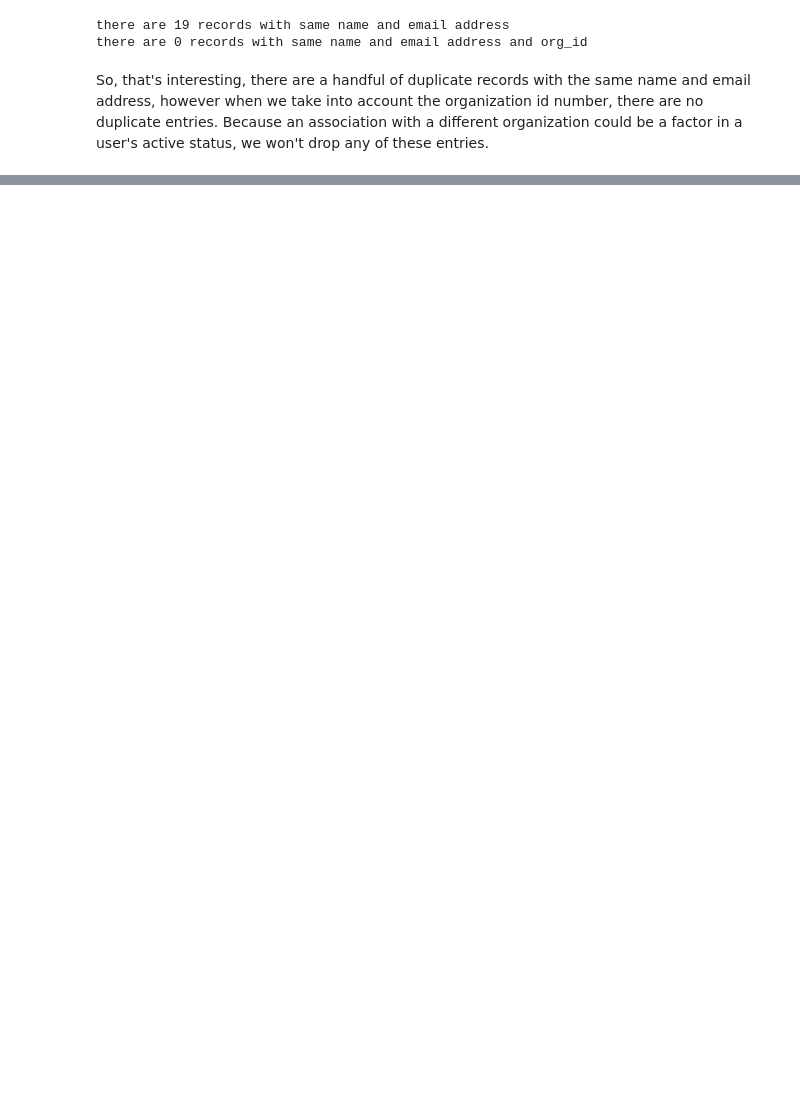
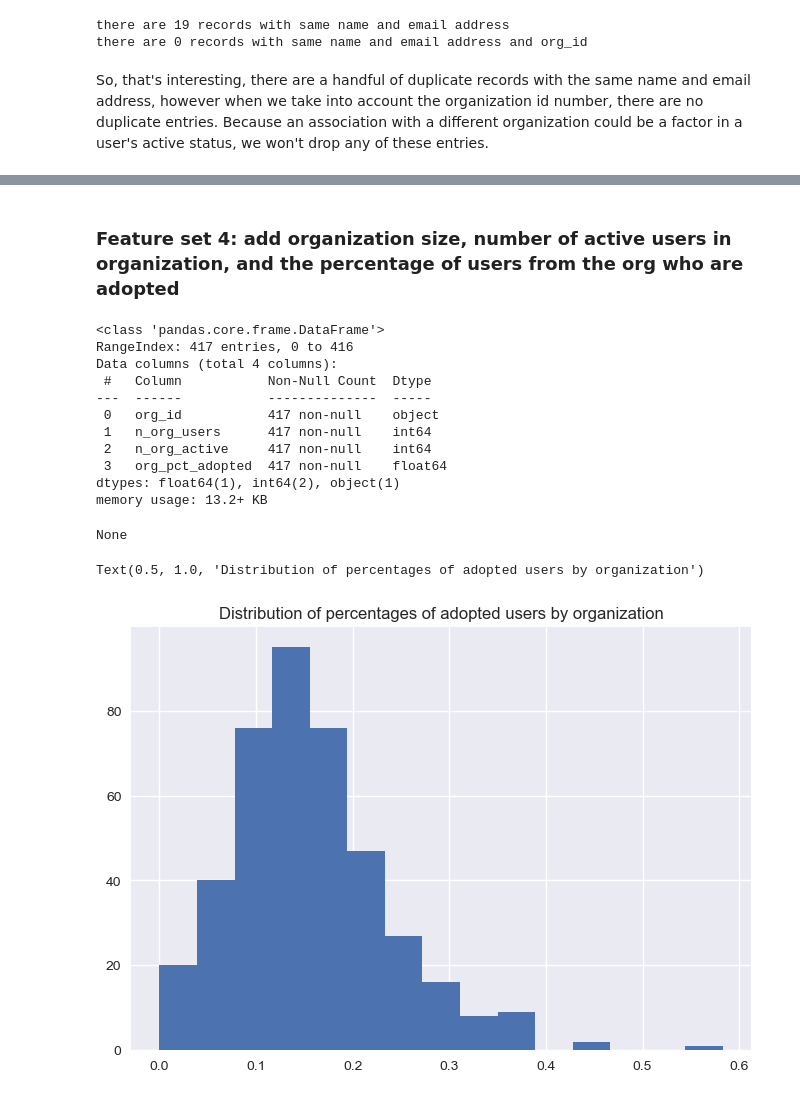
Before and after one commit to caitlinruble/Springboard, a Jupyter notebook: Assignments/relax_challenge/Relax Inc. Take-home Challenge.ipynb, the cells around one changed output, grey strips where cells are left out. Cells and saved outputs as stored; diff of their text form; code cells hidden in the pictures; blank space fills up the shorter version.

```diff
--- a/Assignments/relax_challenge/Relax Inc. Take-home Challenge.ipynb
+++ b/Assignments/relax_challenge/Relax Inc. Take-home Challenge.ipynb
@@ -247,0 +292,4 @@ Name: invited_by_user_id, dtype: int64
+# %%
+#2. add feature col for the email domain
+users['email_domain'] = users['email'].str.split('@').str[1]
+users.head()
@@ -247,0 +316,11 @@ Name: invited_by_user_id, dtype: int64
+# %%
+#looks like there are 6 email domains that account for nearly 90% of the users, and a lot of domains with just one user
+#let's categorize those oddballs as 'other'
+users['email_domain_clean'] = np.where((users['email_domain'].isin(['gmail.com', 'yahoo.com', 'jourrapide.com', 'cuvox.de', 'gustr.com', 'hotmail.com'])), users['email_domain'], 'other')
+
+#drop email field and email_domain field
+users.drop(['email','email_domain'], axis=1, inplace=True)
+users.rename(columns={'email_domain_clean':'email_domain'},inplace=True)
+
+#check for success
+users.head()
@@ -247,0 +349,16 @@ Name: invited_by_user_id, dtype: int64
+# %%
+#3: add a feature col that tells whether the user was invited by an adopted user using a self join
+
+#create df to hold just the cols we want for the self join
+df = users[['user_id','adopted']]
+
+#create join
+users2 = pd.merge(users, df, how='left', left_on='invited_by_user_id', right_on='user_id').drop(['user_id_y'], axis=1).rename(columns={'adopted_x':'adopted','adopted_y':'invited_by_adopted_user','user_id_x':'user_id'})
+
+#fill NaN values in new feature with 0
+users2['invited_by_adopted_user'].fillna(0,inplace=True)
+
+#cast new col as type int
+users2['invited_by_adopted_user'] = users2['invited_by_adopted_user'].astype(int)
+
+users2.head()
@@ -247,0 +372,26 @@ Name: invited_by_user_id, dtype: int64
+# %% [markdown]
+### Feature set 4: add organization size, number of active users in organization, and the percentage of users from the org who are adopted
+# %%
+#4: create a count of adopted users in each organization
+org_counts = users2[['org_id','adopted']].groupby('org_id').agg(n_org_users=('adopted','count'), n_org_active=('adopted','sum')).reset_index()
+
+#add a column that find the pct adopted users in the org
+org_counts['org_pct_adopted'] = org_counts['n_org_active']/org_counts['n_org_users']
+
+display(org_counts.info())
+org_counts.org_pct_adopted.hist(bins=15).set_title('Distribution of percentages of adopted users by organization')
+# %% [output]
+<class 'pandas.core.frame.DataFrame'>
+RangeIndex: 417 entries, 0 to 416
+Data columns (total 4 columns):
+ #   Column           Non-Null Count  Dtype
+---  ------           --------------  -----
+ 0   org_id           417 non-null    object
+ 1   n_org_users      417 non-null    int64
+ 2   n_org_active     417 non-null    int64
+ 3   org_pct_adopted  417 non-null    float64
+dtypes: float64(1), int64(2), object(1)
+memory usage: 13.2+ KB
+None
+Text(0.5, 1.0, 'Distribution of percentages of adopted users by organization')
+[figure, added]
```
Also changed, not shown: parts of 50 cells of this notebook, 4 other files.
